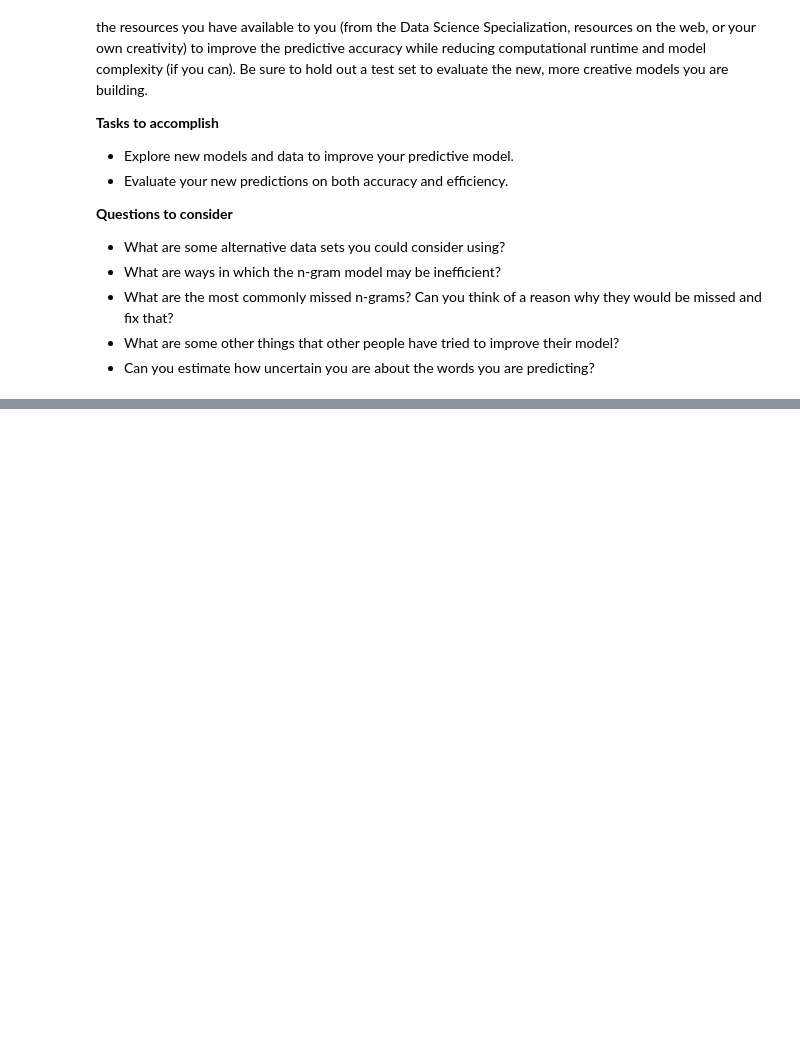
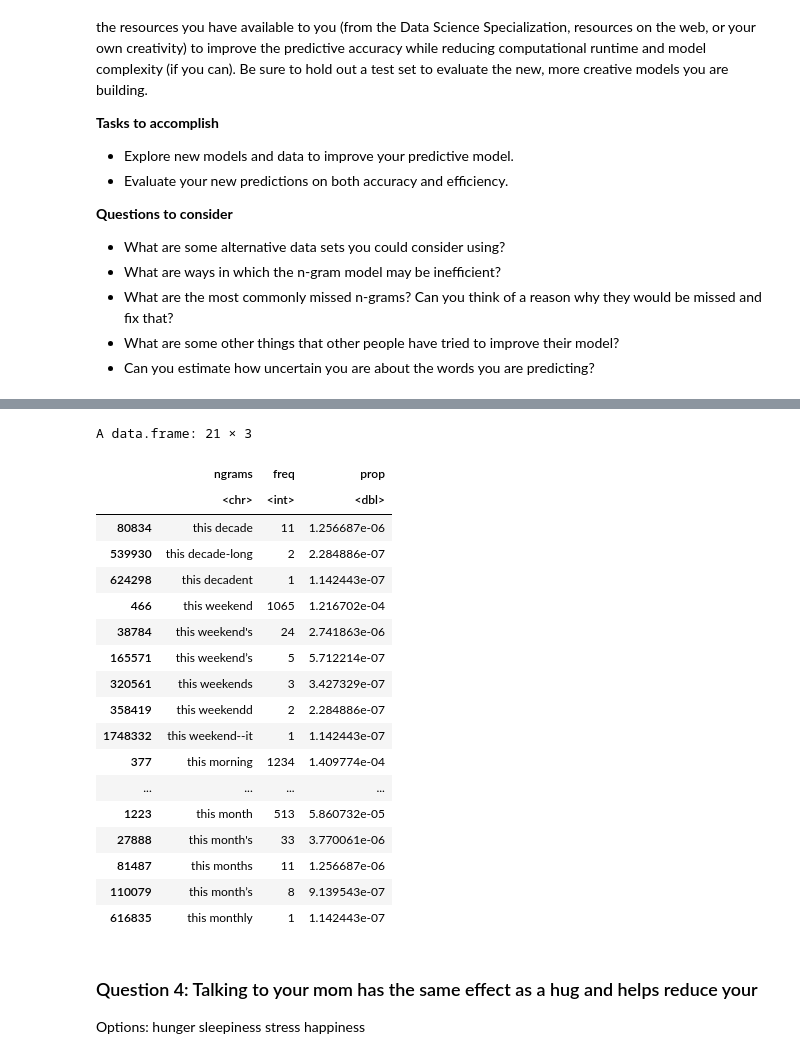
Before and after one commit to caoanroad4800/datasciencecoursera, a Jupyter notebook: 10_Capstone_Project/Capstone_Project_Wk_04.ipynb, the cells around one changed output, grey strips where cells are left out. Cells and saved outputs as stored; diff of their text form; code cells hidden in the pictures; blank space fills up the shorter version.

```diff
--- a/10_Capstone_Project/Capstone_Project_Wk_04.ipynb
+++ b/10_Capstone_Project/Capstone_Project_Wk_04.ipynb
@@ -179,0 +84,3 @@ predictNgrams("case of")
+# %%
+df <- readRDS("~/Soft/Rtest/JHU_capstone_project_data/co_2gram_en.RDS")
+head(df[grep("^this", df[,1]),],5)
@@ -179,0 +96,31 @@ predictNgrams("case of")
+# %%
+rbind(
+    df[grep("^this decade", df[,1]),],
+    df[grep("^this weekend", df[,1]),],
+    df[grep("^this morning", df[,1]),],
+    df[grep("^this month", df[,1]),]
+)
+# %% [output]
+A data.frame: 21 × 3
+|  | ngrams | freq | prop |
+|  | <chr> | <int> | <dbl> |
+| 80834 | this decade | 11 | 1.256687e-06 |
+| 539930 | this decade-long | 2 | 2.284886e-07 |
+| 624298 | this decadent | 1 | 1.142443e-07 |
+| 466 | this weekend | 1065 | 1.216702e-04 |
+| 38784 | this weekend's | 24 | 2.741863e-06 |
+| 165571 | this weekend’s | 5 | 5.712214e-07 |
+| 320561 | this weekends | 3 | 3.427329e-07 |
+| 358419 | this weekendd | 2 | 2.284886e-07 |
+| 1748332 | this weekend--it | 1 | 1.142443e-07 |
+| 377 | this morning | 1234 | 1.409774e-04 |
+| ... | ... | ... | ... |
+| 1223 | this month | 513 | 5.860732e-05 |
+| 27888 | this month's | 33 | 3.770061e-06 |
+| 81487 | this months | 11 | 1.256687e-06 |
+| 110079 | this month’s | 8 | 9.139543e-07 |
+| 616835 | this monthly | 1 | 1.142443e-07 |
+# %% [markdown]
+### Question 4: Talking to your mom has the same effect as a hug and helps reduce your
+
+Options: hunger sleepiness stress happiness
```
Also changed, not shown: parts of 34 cells of this notebook, 1 other file.
